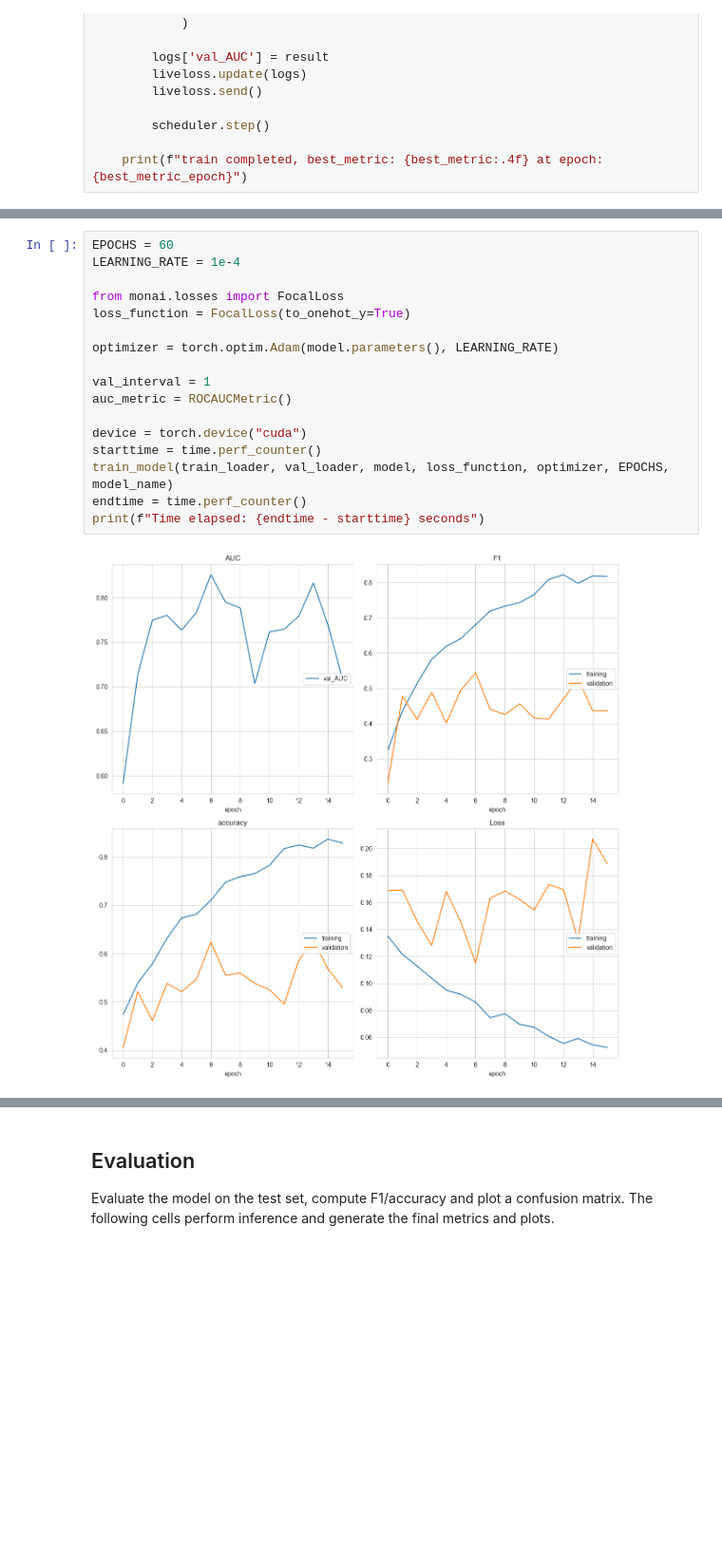
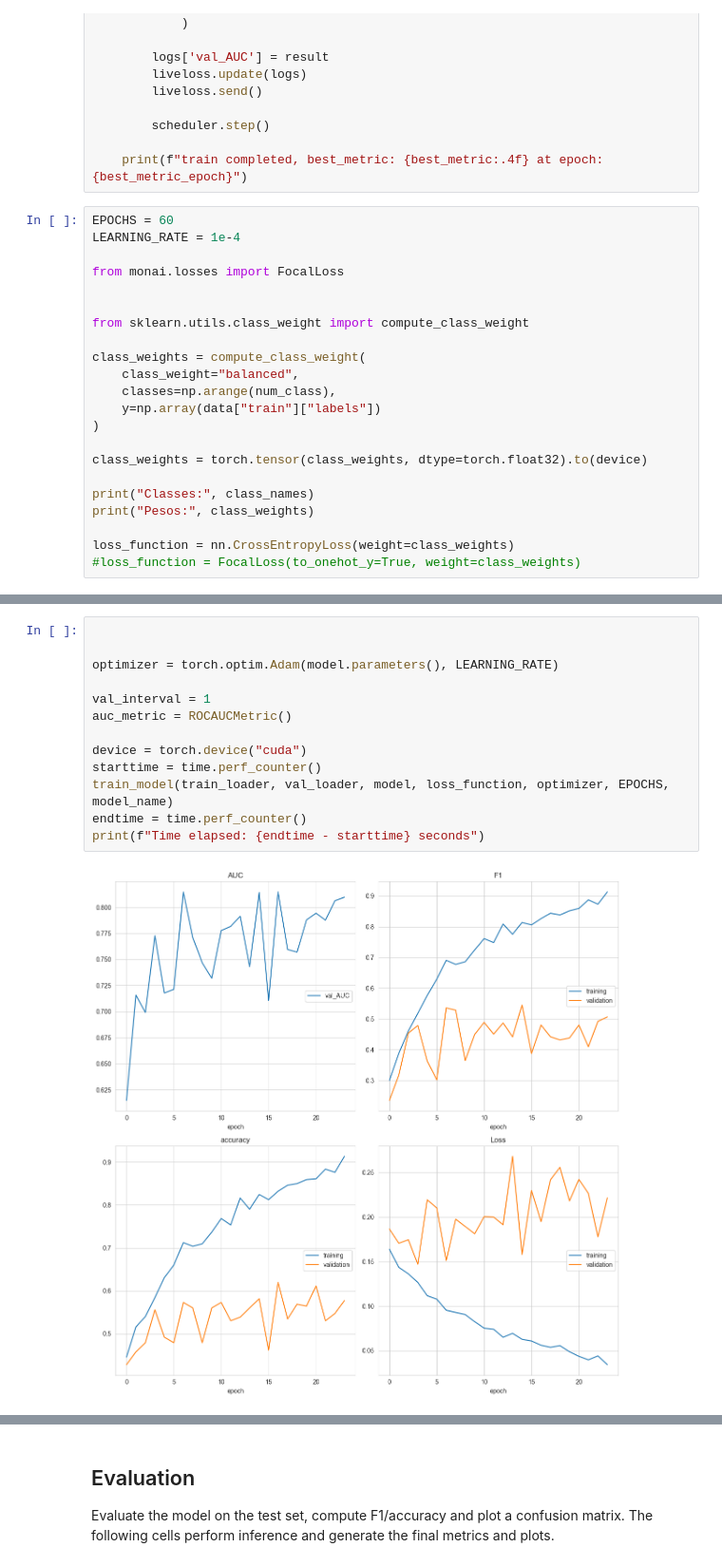
Before and after one commit to Diogo-Rodriigues/AP_Modulo2, a Jupyter notebook: training/RESNET.ipynb, the cells around one changed output, grey strips where cells are left out. Shown at 95% size. Drawn from its saved outputs; the diff is of its cells as text; blank space fills up the shorter version.

```diff
--- a/training/RESNET.ipynb
+++ b/training/RESNET.ipynb
@@ -359,3 +359,25 @@ def train_model(train_dl, val_dl, model, loss_function, optimizer, epochs, name)
         scheduler.step()
 
     print(f"train completed, best_metric: {best_metric:.4f} at epoch: {best_metric_epoch}")
+# %%
+EPOCHS = 60
+LEARNING_RATE = 1e-4
+
+from monai.losses import FocalLoss
+
+
+from sklearn.utils.class_weight import compute_class_weight
+
+class_weights = compute_class_weight(
+    class_weight="balanced",
+    classes=np.arange(num_class),
+    y=np.array(data["train"]["labels"])
+)
+
+class_weights = torch.tensor(class_weights, dtype=torch.float32).to(device)
+
+print("Classes:", class_names)
+print("Pesos:", class_weights)
+
+loss_function = nn.CrossEntropyLoss(weight=class_weights)
+#loss_function = FocalLoss(to_onehot_y=True, weight=class_weights)
@@ -362,19 +387,15 @@ def train_model(train_dl, val_dl, model, loss_function, optimizer, epochs, name)
 # %%
-EPOCHS = 60
-LEARNING_RATE = 1e-4
 
-from monai.losses import FocalLoss
-loss_function = FocalLoss(to_onehot_y=True)
 
 optimizer = torch.optim.Adam(model.parameters(), LEARNING_RATE)
 
 val_interval = 1
 auc_metric = ROCAUCMetric()
 
 device = torch.device("cuda")
 starttime = time.perf_counter()
 train_model(train_loader, val_loader, model, loss_function, optimizer, EPOCHS, model_name)
 endtime = time.perf_counter()
 print(f"Time elapsed: {endtime - starttime} seconds")
 # %% [output]
-[figure, old version]
+[figure, new version]
```
Also changed, not shown: parts of 3 cells of this notebook, 14 other files.
